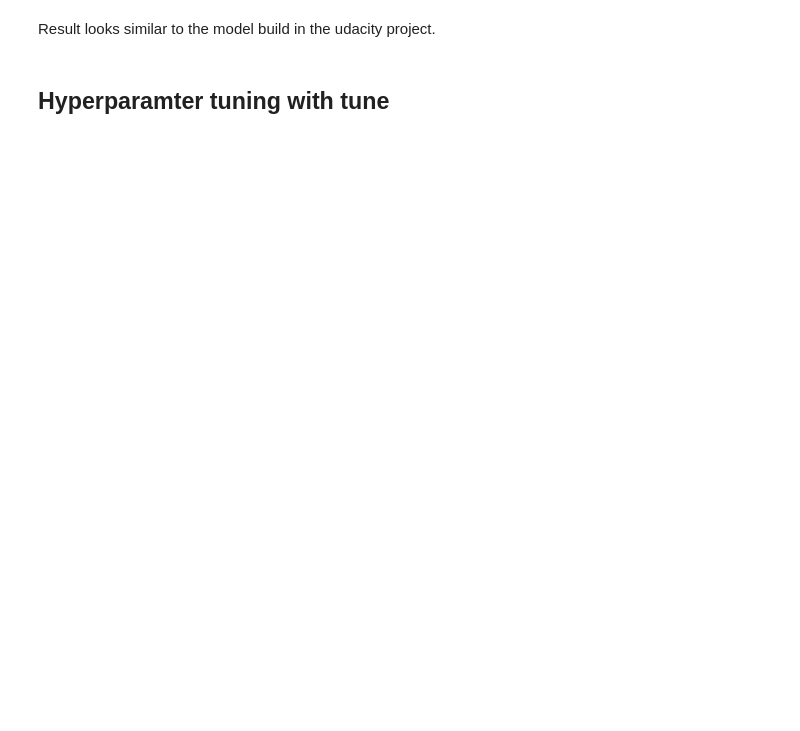
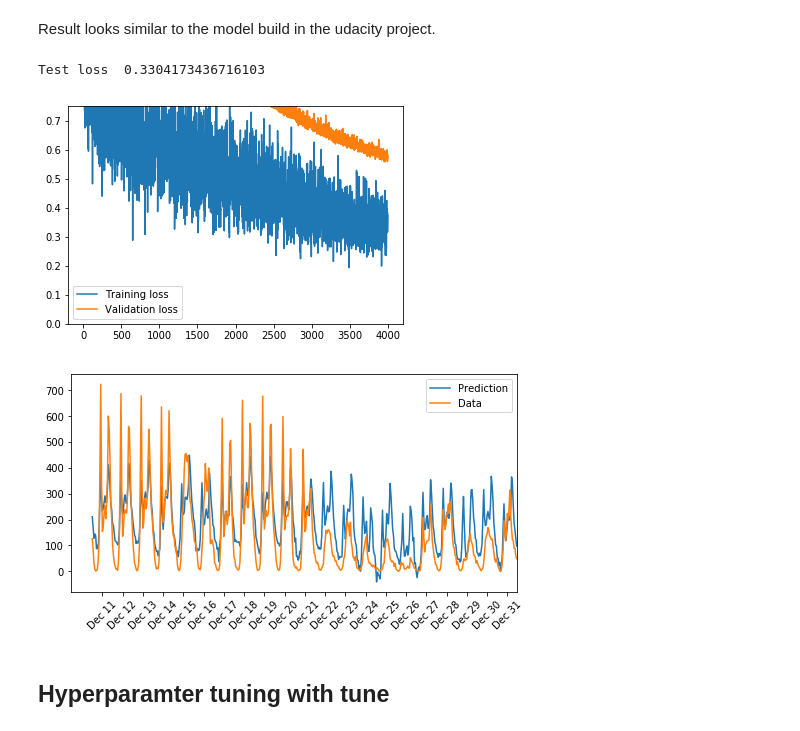
Before and after one commit to TobiasSunderdiek/hyperparameter-tuning-with-tune, a Jupyter notebook: predicting_bike_sharing_data_with_tune_for_hyperparameter_tuning.ipynb, the cells around one changed output. Cells and saved outputs as stored; diff of their text form; code cells hidden in the pictures; blank space fills up the shorter version.

```diff
--- a/predicting_bike_sharing_data_with_tune_for_hyperparameter_tuning.ipynb
+++ b/predicting_bike_sharing_data_with_tune_for_hyperparameter_tuning.ipynb
@@ -123,6 +123,14 @@ target_fields = ['cnt']
 features_train, targets_train = train_data.drop(target_fields, axis=1), train_data[target_fields]
 features_validation, targets_validation = validation_data.drop(target_fields, axis=1), validation_data[target_fields]
 features_test, targets_test = test_data.drop(target_fields, axis=1), test_data[target_fields]
+# %%
+from torch.utils.data import TensorDataset
+
+train_set = TensorDataset(torch.tensor(features_train.values).double(),
+                          torch.tensor(targets_train.values).double())
+
+valid_set = TensorDataset(torch.tensor(features_validation.values).double(),
+                          torch.tensor(targets_validation.values).double())
 # %% [markdown]
 ## Network architecture
 I define the necessary parts of the architecture and try them out before handing over to tune.
@@ -317,9 +325,13 @@ Result looks similar to the model build in the udacity project.
 # %%
 # try other hyperparameter
 hyperparameter = {'learning_rate': 0.01, 'hidden_nodes': 25, 'epochs': 4000, 'batch_size': 128}
 
-trained_model = train_validate_with_tune_tracking(features_and_targets, hyperparameter)
+trained_model = train_validate_with_tune_tracking(train_set, valid_set, hyperparameter)
 test(trained_model, torch.tensor(features_test.values).double(), torch.tensor(targets_test.values).double())
+# %% [output]
+Test loss  0.3304173436716103
+[figure, added]
+[figure, added]
 # %% [markdown]
 ## Hyperparamter tuning with tune
 # %%
```
Also changed, not shown: parts of 8 cells of this notebook.
